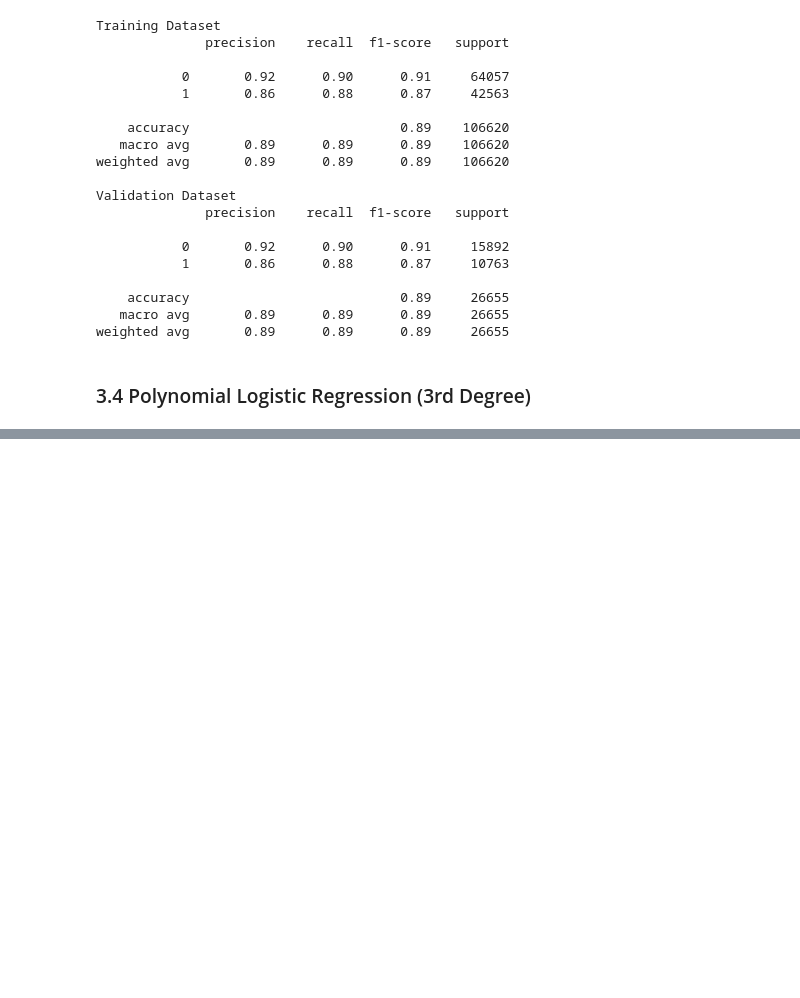
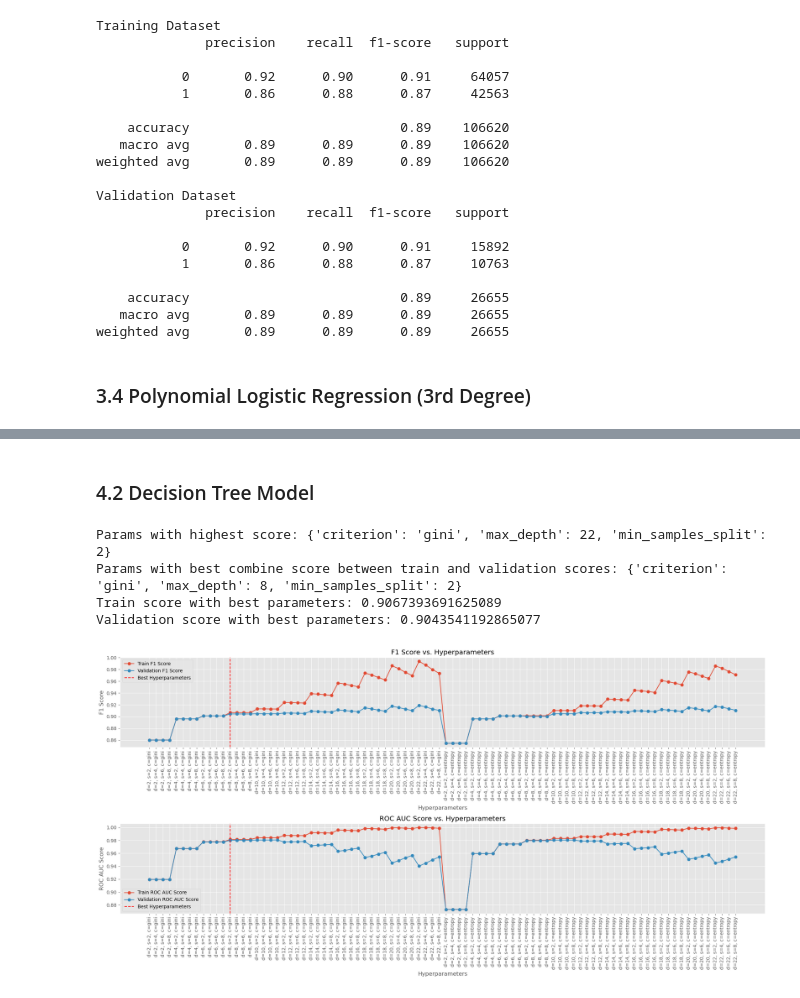
Before and after one commit to an6122003/COSC2753-Machine-Learning-ASM1-2024A, a Jupyter notebook: notebooks/4. Model Development.ipynb, the cells around one changed output, grey strips where cells are left out. Saved outputs shown, nothing was run; the diff lists cells and outputs as text; code cells hidden in the pictures; blank space fills up the shorter version.

Commit message:
Added Decision Tree to step 4

```diff
--- a/notebooks/4. Model Development.ipynb
+++ b/notebooks/4. Model Development.ipynb
@@ -354,0 +361,80 @@ show_train_val_confusion_matrix(y_train, y_train_pred, y_val, y_val_pred)
+# %%
+hyper_para = {
+    "max_depth": np.arange(2, 24, 2),
+    "min_samples_split": np.arange(2, 10, 2),
+    "criterion": ['gini', 'entropy']
+}
+# %% [markdown]
+### 4.2 Decision Tree Model
+# %%
+decision_tree_clf = DecisionTreeClassifier(
+    random_state=0            # Reproducible result
+)
+
+grid_clf = GridSearchCV(decision_tree_clf, hyper_para, cv=cross_val, scoring=["f1", "roc_auc"], refit="f1", return_train_score=True, n_jobs=-1)
+grid_clf.fit(x_train, y_train.values.ravel())
+
+y_train_pred = grid_clf.predict(x_train)
+y_val_pred = grid_clf.predict(x_val)
+clfs_perf["decision_tree"] = grid_clf
+# %%
+def visualize_cls(grid_clf):
+    # Extracting the results from grid search
+    train_f1_scores = grid_clf.cv_results_['mean_train_f1']
+    val_f1_scores = grid_clf.cv_results_['mean_test_f1']
+    train_roc_auc_scores = grid_clf.cv_results_['mean_train_roc_auc']
+    val_roc_auc_scores = grid_clf.cv_results_['mean_test_roc_auc']
+    hyper_params = grid_clf.cv_results_['params']
+
+    # Calculate the absolute difference between train and validation scores
+    score_diff = np.abs(train_f1_scores - val_f1_scores)
+
+    # Define a scoring function that combines gap and score
+    combined_scores = val_f1_scores - 0.5 * score_diff
+
+    # Find the index where the combined score is maximized
+    best_index = np.argmax(combined_scores)
+    best_params = hyper_params[best_index]
+
+    hyper_param_labels = [f"d={param['max_depth']}, s={param['min_samples_split']}, c={param['criterion']}" for param in hyper_params]
+
+
+    print("Params with highest score:", grid_clf.best_params_)
+    # print("Best combined score:", combined_scores[best_index])
+    print("Params with best combine score between train and validation scores:", best_params)
+    print("Train score with best parameters:", train_f1_scores[best_index])
+    print("Validation score with best parameters:", val_f1_scores[best_index])
+
+    # Plotting F1 scores
+    plt.figure(figsize=(20, 10))
+    plt.subplot(2, 1, 1)
+    plt.plot(np.arange(len(hyper_params)), train_f1_scores, label='Train F1 Score', marker='o')
+    plt.plot(np.arange(len(hyper_params)), val_f1_scores, label='Validation F1 Score', marker='o')
+    plt.xlabel('Hyperparameters')
+    plt.ylabel('F1 Score')
+    plt.title('F1 Score vs. Hyperparameters')
+    plt.xticks(np.arange(len(hyper_params)), hyper_param_labels, rotation=90)
+    plt.axvline(x=best_index, color='r', linestyle='--', label='Best Hyperparameters')
+    plt.legend()
+
+    # Plotting ROC AUC scores
+    plt.subplot(2, 1, 2)
+    plt.plot(np.arange(len(hyper_params)), train_roc_auc_scores, label='Train ROC AUC Score', marker='o')
+    plt.plot(np.arange(len(hyper_params)), val_roc_auc_scores, label='Validation ROC AUC Score', marker='o')
+    plt.xlabel('Hyperparameters')
+    plt.ylabel('ROC AUC Score')
+    plt.title('ROC AUC Score vs. Hyperparameters')
+    plt.xticks(np.arange(len(hyper_params)), hyper_param_labels, rotation=90)
+    plt.axvline(x=best_index, color='r', linestyle='--', label='Best Hyperparameters')
+    plt.legend()
+
+    plt.tight_layout()
+    plt.show()
+
+visualize_cls(grid_clf)
+# %% [output]
+Params with highest score: {'criterion': 'gini', 'max_depth': 22, 'min_samples_split': 2}
+Params with best combine score between train and validation scores: {'criterion': 'gini', 'max_depth': 8, 'min_samples_split': 2}
+Train score with best parameters: 0.9067393691625089
+Validation score with best parameters: 0.9043541192865077
+[figure, added]
```
Also changed, not shown: parts of 4 cells of this notebook.
